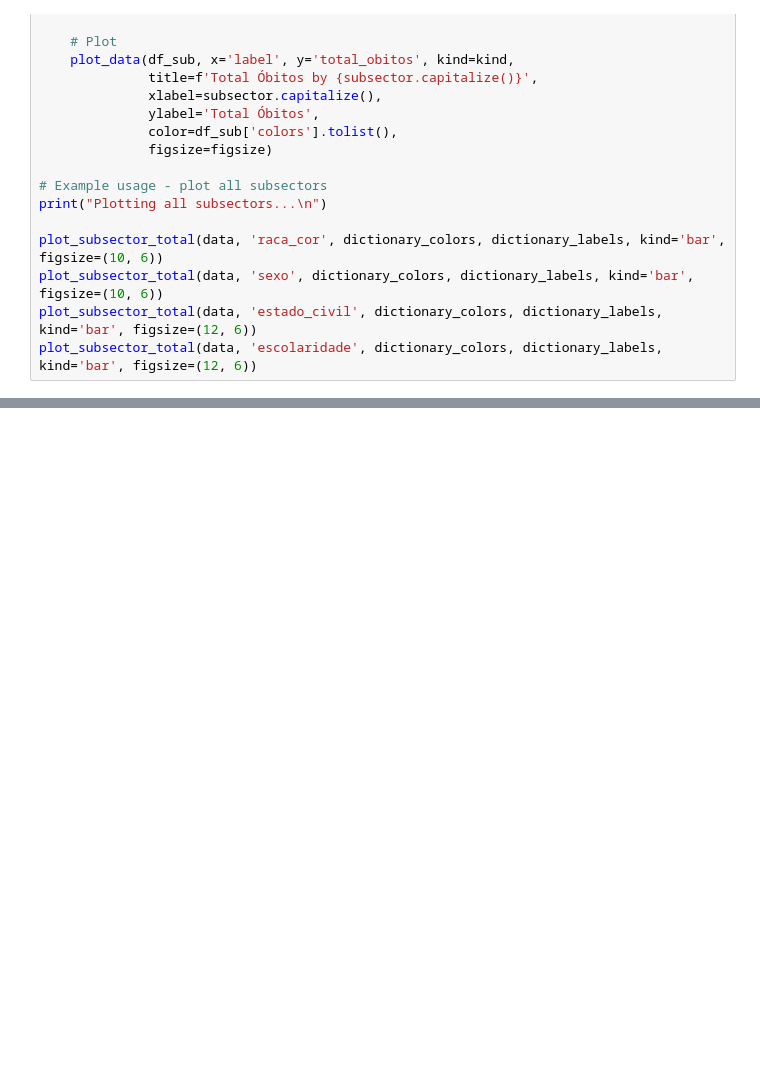
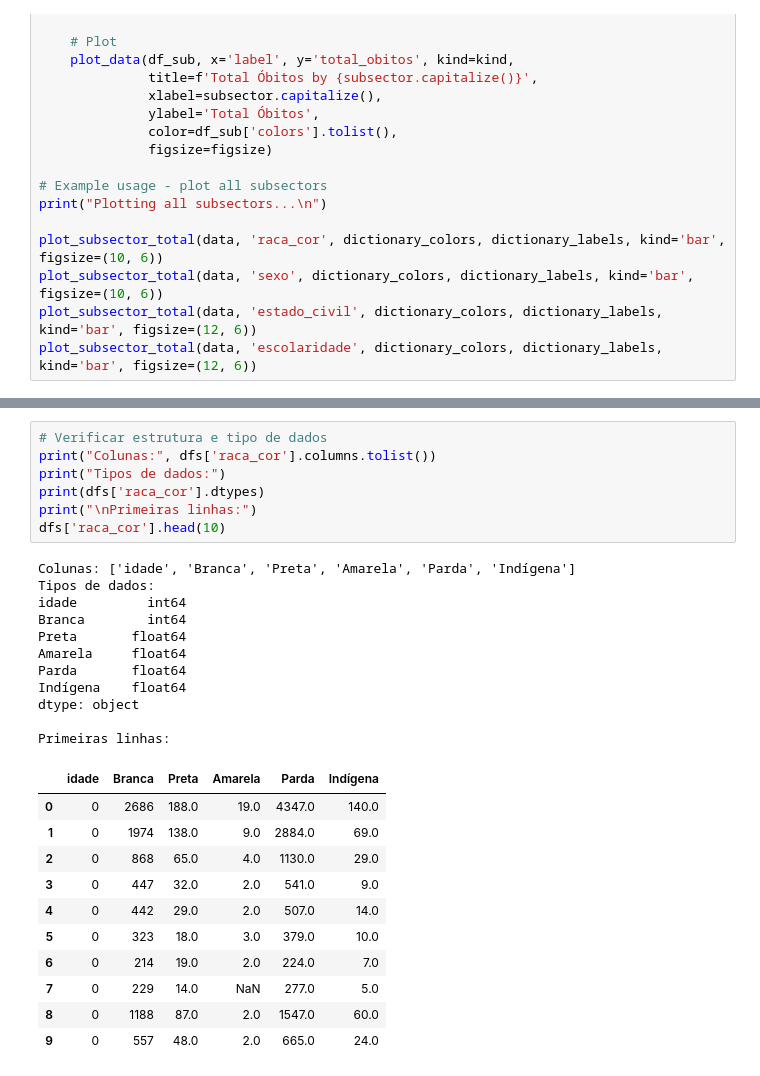
Before and after one commit to LabMA-UFRJ/dashboard_sim, a Jupyter notebook: main.ipynb, the cells around one changed output, grey strips where cells are left out. Saved outputs shown, nothing was run; the diff lists cells and outputs as text; blank space fills up the shorter version.

```diff
--- a/main.ipynb
+++ b/main.ipynb
@@ -240,0 +405,30 @@ plot_subsector_total(data, 'escolaridade', dictionary_colors, dictionary_labels,
+# %%
+# Verificar estrutura e tipo de dados
+print("Colunas:", dfs['raca_cor'].columns.tolist())
+print("Tipos de dados:")
+print(dfs['raca_cor'].dtypes)
+print("\nPrimeiras linhas:")
+dfs['raca_cor'].head(10)
+# %% [output]
+Colunas: ['idade', 'Branca', 'Preta', 'Amarela', 'Parda', 'Indígena']
+Tipos de dados:
+idade         int64
+Branca        int64
+Preta       float64
+Amarela     float64
+Parda       float64
+Indígena    float64
+dtype: object
+
+Primeiras linhas:
+|  | idade | Branca | Preta | Amarela | Parda | Indígena |
+| 0 | 0 | 2686 | 188.0 | 19.0 | 4347.0 | 140.0 |
+| 1 | 0 | 1974 | 138.0 | 9.0 | 2884.0 | 69.0 |
+| 2 | 0 | 868 | 65.0 | 4.0 | 1130.0 | 29.0 |
+| 3 | 0 | 447 | 32.0 | 2.0 | 541.0 | 9.0 |
+| 4 | 0 | 442 | 29.0 | 2.0 | 507.0 | 14.0 |
+| 5 | 0 | 323 | 18.0 | 3.0 | 379.0 | 10.0 |
+| 6 | 0 | 214 | 19.0 | 2.0 | 224.0 | 7.0 |
+| 7 | 0 | 229 | 14.0 | NaN | 277.0 | 5.0 |
+| 8 | 0 | 1188 | 87.0 | 2.0 | 1547.0 | 60.0 |
+| 9 | 0 | 557 | 48.0 | 2.0 | 665.0 | 24.0 |
```
Also changed, not shown: parts of 10 cells of this notebook, 2 other files.
